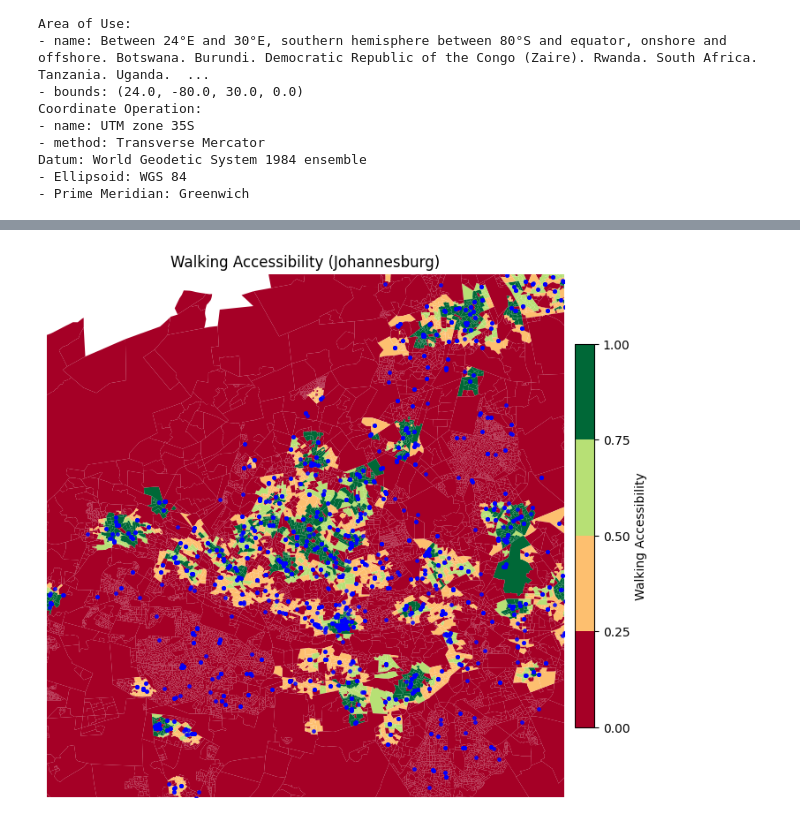
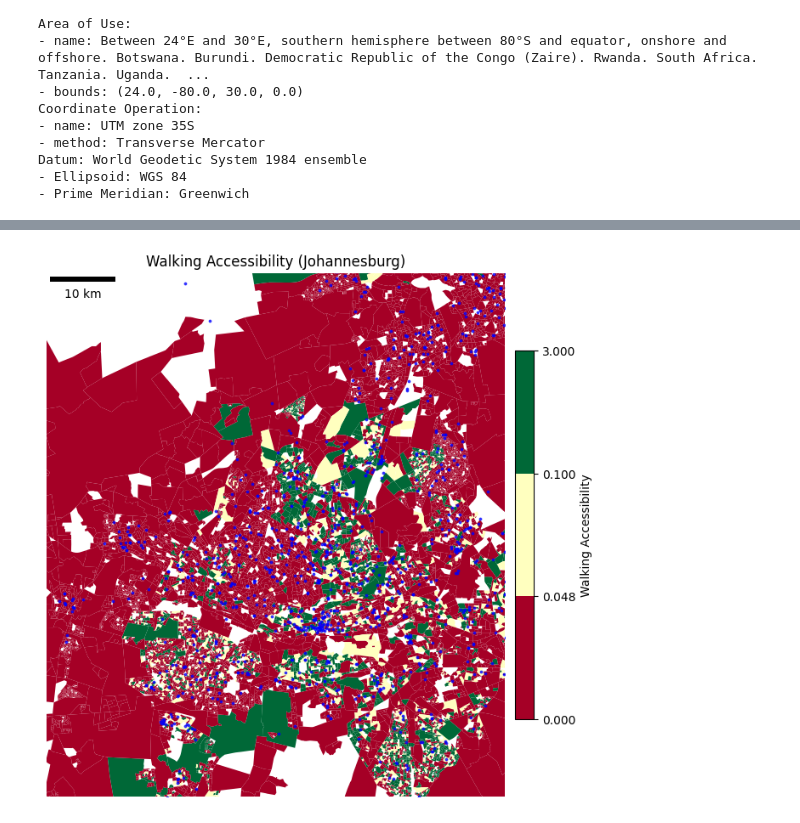
Before and after one commit to tess-vu/south-africa-healthcare, a Jupyter notebook: notebooks/2sfca.ipynb, the cells around one changed output, grey strips where cells are left out. Saved outputs shown, nothing was run; the diff lists cells and outputs as text; code cells hidden in the pictures.

```diff
--- a/notebooks/2sfca.ipynb
+++ b/notebooks/2sfca.ipynb
@@ -631,3 +773,19 @@ allaccess.to_csv("../../new_allaccess.csv", index=False)
+# %%
+allaccess=pd.read_csv('../../new_allaccess.csv')
+# %%
+salpoly = salpoly.to_crs(epsg=3857)
+allaccess = allaccess.drop(columns=["geometry"], errors="ignore").merge(
+    salpoly[["EA_CODE", "geometry"]],
+    on="EA_CODE",
+    how="left",
+  )
+import geopandas as gpd
+
+allaccess = gpd.GeoDataFrame(
+    allaccess,
+    geometry="geometry",
+    crs=salpoly.crs  # or "EPSG:3857" if already projected
+)
 # %%
 pharm_with_sal = pharm_with_sal.to_crs(allaccess.crs)
 # %%
@@ -675,48 +832,55 @@ plt.show()
 import matplotlib.pyplot as plt
 import matplotlib as mpl
 
-bin_edges = [0, 0.25, 0.5, 0.75, 1]
+bin_edges = [0, 0.048, 0.1, 3]
 
 fig, ax = plt.subplots(figsize=(8,8))
+cmap = mpl.cm.get_cmap("RdYlGn", 3)
 
-cmap = mpl.cm.RdYlGn
+
 norm = mpl.colors.BoundaryNorm(bin_edges, ncolors=cmap.N)
 
 # polygon layer (walking)
 allaccess.plot(
-    column='Ai_walk',
+    column='walk_log',
     cmap=cmap,
-    norm=norm,
-    edgecolor="none",
-    ax=ax
+    scheme='UserDefined',
+    classification_kwds={'bins': bin_edges},
+    ax=ax,
+    edgecolor="none"
 )
 
 # pharmacy points
 pharm_with_sal.plot(
     ax=ax,
     color='blue',
-    markersize=6,
-    alpha=0.8
+    markersize=3,
+    alpha=0.7
 )
 
 # Johannesburg zoom
-ax.set_xlim(27.7, 28.3)
-ax.set_ylim(-26.4, -25.8)
-
+ax.set_xlim(3080000, 3150000)
+ax.set_ylim(-3050000, -2970000)
+scalebar = ScaleBar(
+    dx=1,              # 1 unit = 1 meter (because of EPSG:3857)
+    units="m",
+    dimension="si-length",
+    location='upper left'
+)
 # colorbar
 sm = mpl.cm.ScalarMappable(cmap=cmap, norm=norm)
 sm.set_array([])
 
 cbar = fig.colorbar(sm, ax=ax, fraction=0.035, pad=0.02)
 cbar.set_label("Walking Accessibility")
-
+ax.add_artist(scalebar)
 ax.set_title("Walking Accessibility (Johannesburg)")
 ax.axis('off')
 plt.savefig("images/joburg_walk.png", dpi=150, bbox_inches='tight')
 
 plt.show()
 # %% [output]
-[figure, old version]
+[figure, new version]
 # %%
 import matplotlib.pyplot as plt
 import matplotlib as mpl
```
Also changed, not shown: parts of 75 cells of this notebook, 18 other files.
